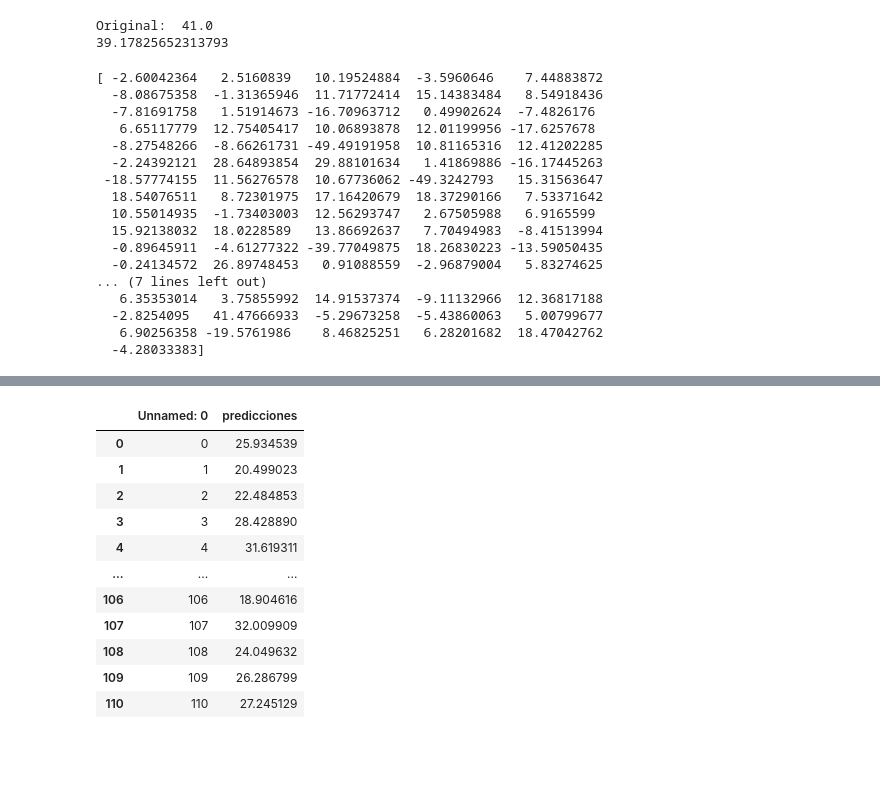
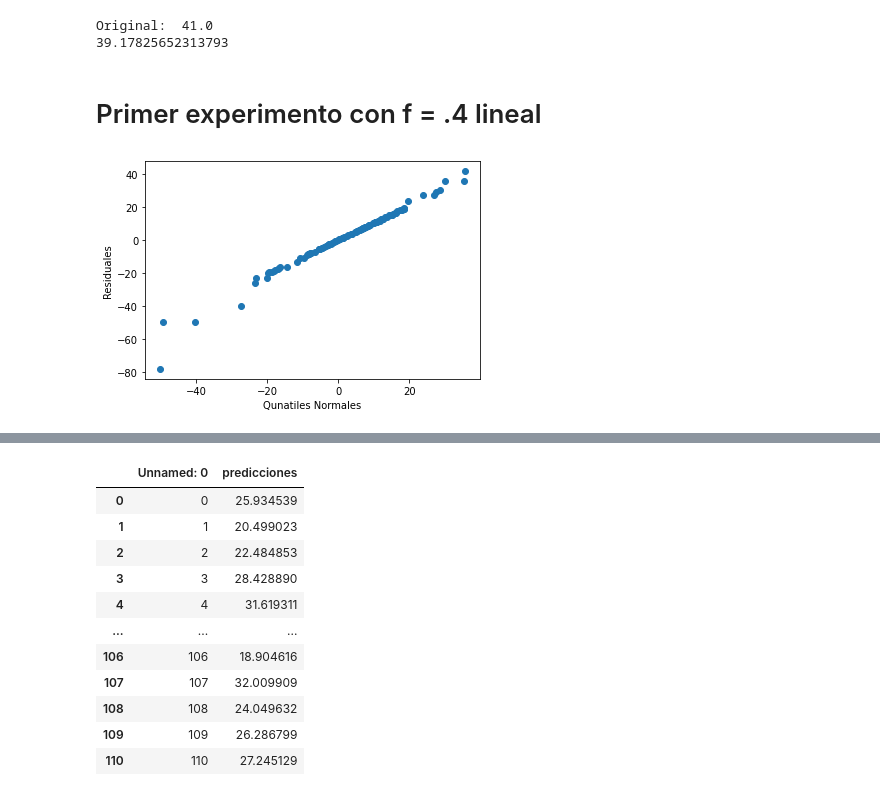
Before and after one commit to maltenzo/Tp3-Metodos, a Jupyter notebook: Implementacion.ipynb, the cells around one changed output, grey strips where cells are left out. Saved outputs shown, nothing was run; the diff lists cells and outputs as text; code cells hidden in the pictures; blank space fills up the shorter version.

Commit message:
primeros dos graficos, casi listos

```diff
--- a/Implementacion.ipynb
+++ b/Implementacion.ipynb
@@ -217,6 +217,8 @@ def estimarLoess(variablesEntrada, variableSalida, archivoSalida, f, grado):
 # %%
 variablesPath = "Data/variables.csv"
 ozonoPath = "Data/ozono.csv"
+# %% [markdown]
+# Primer experimento con f = .4 lineal
 # %%
 resultadosPunto4Path = './Resultados/f=.4-lineal-ozono.svg'
 estimarLoess(variablesPath, ozonoPath, resultadosPunto4Path, .4, 1)
@@ -226,22 +228,11 @@ ozono_real = np.genfromtxt(ozonoPath, delimiter=",", skip_header=1, usecols=(1))
 
 diferencia_ozono = ozono_estimado - ozono_real
 diferencia_abs_ozono = np.abs(diferencia_ozono)
-print(diferencia_ozono)
-# %% [output]
-[ -2.60042364   2.5160839   10.19524884  -3.5960646    7.44883872
-  -8.08675358  -1.31365946  11.71772414  15.14383484   8.54918436
-  -7.81691758   1.51914673 -16.70963712   0.49902624  -7.4826176
-   6.65117779  12.75405417  10.06893878  12.01199956 -17.6257678
-  -8.27548266  -8.66261731 -49.49191958  10.81165316  12.41202285
-  -2.24392121  28.64893854  29.88101634   1.41869886 -16.17445263
- -18.57774155  11.56276578  10.67736062 -49.3242793   15.31563647
-  18.54076511   8.72301975  17.16420679  18.37290166   7.53371642
-  10.55014935  -1.73403003  12.56293747   2.67505988   6.9165599
-  15.92138032  18.0228589   13.86692637   7.70494983  -8.41513994
-  -0.89645911  -4.61277322 -39.77049875  18.26830223 -13.59050435
-  -0.24134572  26.89748453   0.91088559  -2.96879004   5.83274625
-... (7 lines left out)
-   6.35353014   3.75855992  14.91537374  -9.11132966  12.36817188
-  -2.8254095   41.47666933  -5.29673258  -5.43860063   5.00799677
-   6.90256358 -19.5761986    8.46825251   6.28201682  18.47042762
-  -4.28033383]
+# %%
+#Funcion para calcular el axis X de un QQplot en base a los datos del axis y
+def QQplotX(ypoints):
+    n = ypoints.size
+    xpoints = []
+    for i in range(1,n+1):
+        xpoints.append( np.quantile( ypoints, i/(n+1) ) )
+    return np.array(xpoints)
@@ -247,0 +243,10 @@ print(diferencia_ozono)
+# %%
+diferencia_ozono_ordenada = diferencia_ozono
+diferencia_ozono_ordenada.sort()
+residual_quantiles = QQplotX(diferencia_ozono_ordenada)
+fig = plt.plot(residual_quantiles, diferencia_ozono_ordenada, 'o')
+plt.xlabel('Qunatiles Normales')
+plt.ylabel('Residuales')
+plt.savefig('./images/Residuales-contra-quantiles-f=punto4.svg')
+# %% [output]
+[figure, added]
```
Also changed, not shown: parts of 2 cells of this notebook, 2 other files.
